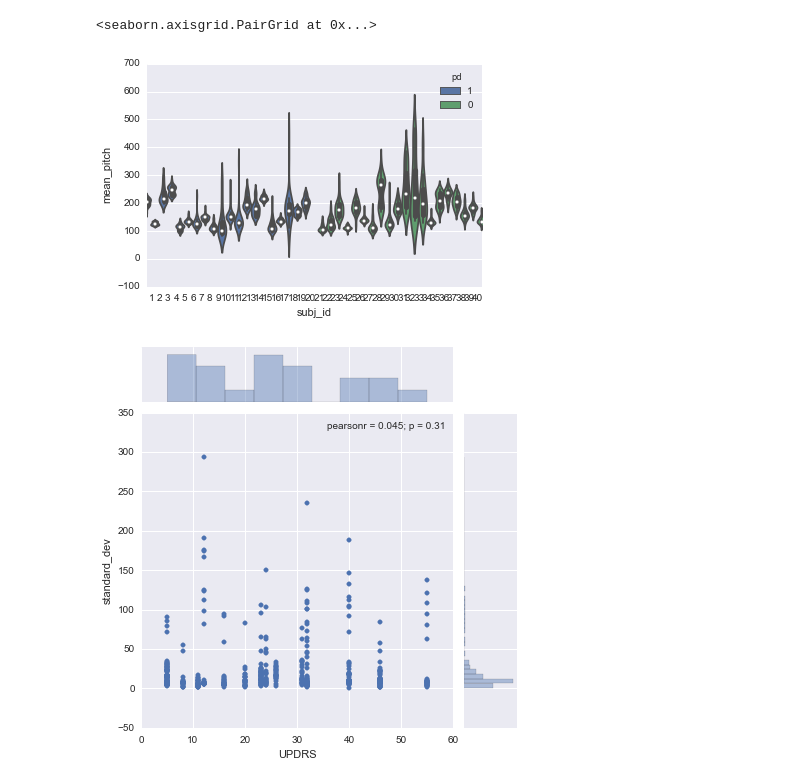
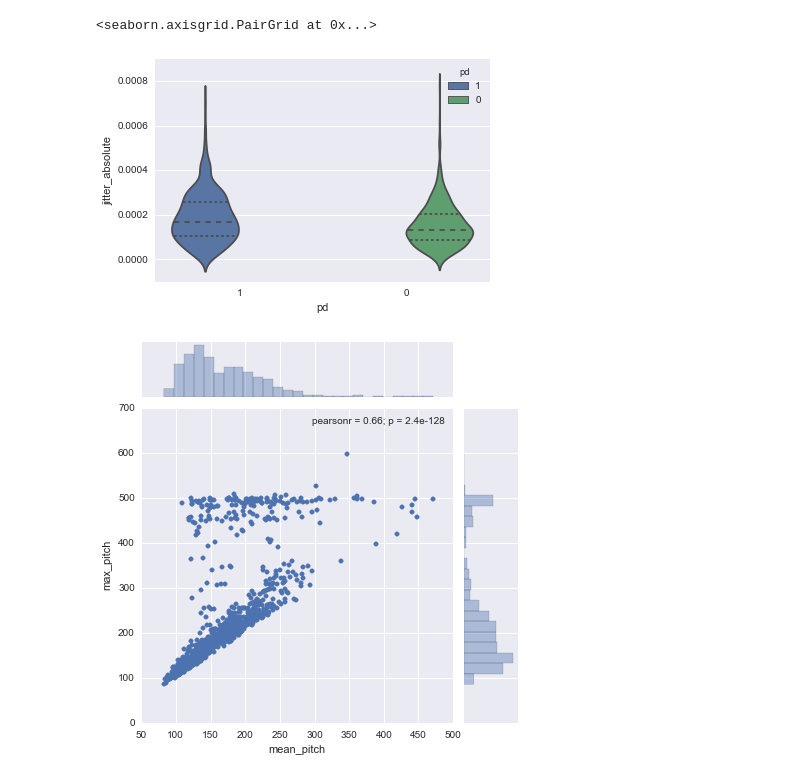
Before and after one commit to wds360/machineLearning, a Jupyter notebook: supervisedLearning/parkinsonsTelemonitoring.ipynb, the cells around one changed output. Drawn from its saved outputs; the diff is of its cells as text; code cells hidden in the pictures.

```diff
--- a/supervisedLearning/parkinsonsTelemonitoring.ipynb
+++ b/supervisedLearning/parkinsonsTelemonitoring.ipynb
@@ -165,9 +197,9 @@ Name: pd, dtype: int64
 # %%
 # exploritory / descriptive visualizaitons
-sns.violinplot('subj_id','mean_pitch',data=df, hue='pd', width=2., size=10)
-sns.jointplot('UPDRS','standard_dev',data=df[df.pd==1])
-sns.pairplot(df[['jitter_local','shimmer_local','mean_pitch','mean_period','pd']], hue='pd')
+sns.violinplot(x='pd',y='jitter_absolute',data=df, hue='pd',inner="quart")
+sns.jointplot('mean_pitch','max_pitch',data=df,kind='scatter')
+sns.pairplot(df[['max_pitch','mean_pitch','HTN','jitter_absolute','pd']], hue='pd')
 # %% [output]
 <seaborn.axisgrid.PairGrid at 0x...>
-[figure, old version]
+[figure, new version]
-[figure, old version]
+[figure, new version]
```
Also changed, not shown: parts of 8 cells of this notebook, 2 other files.
